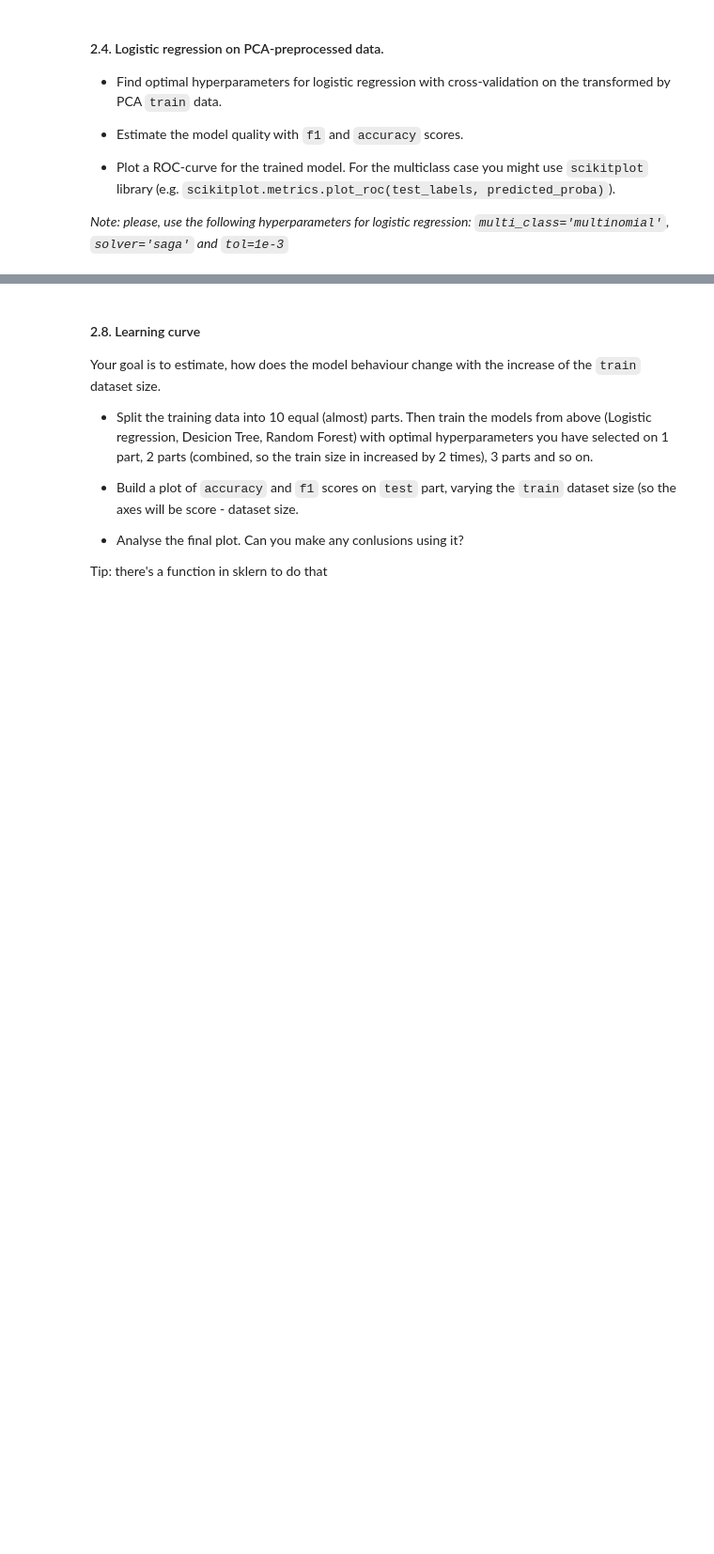
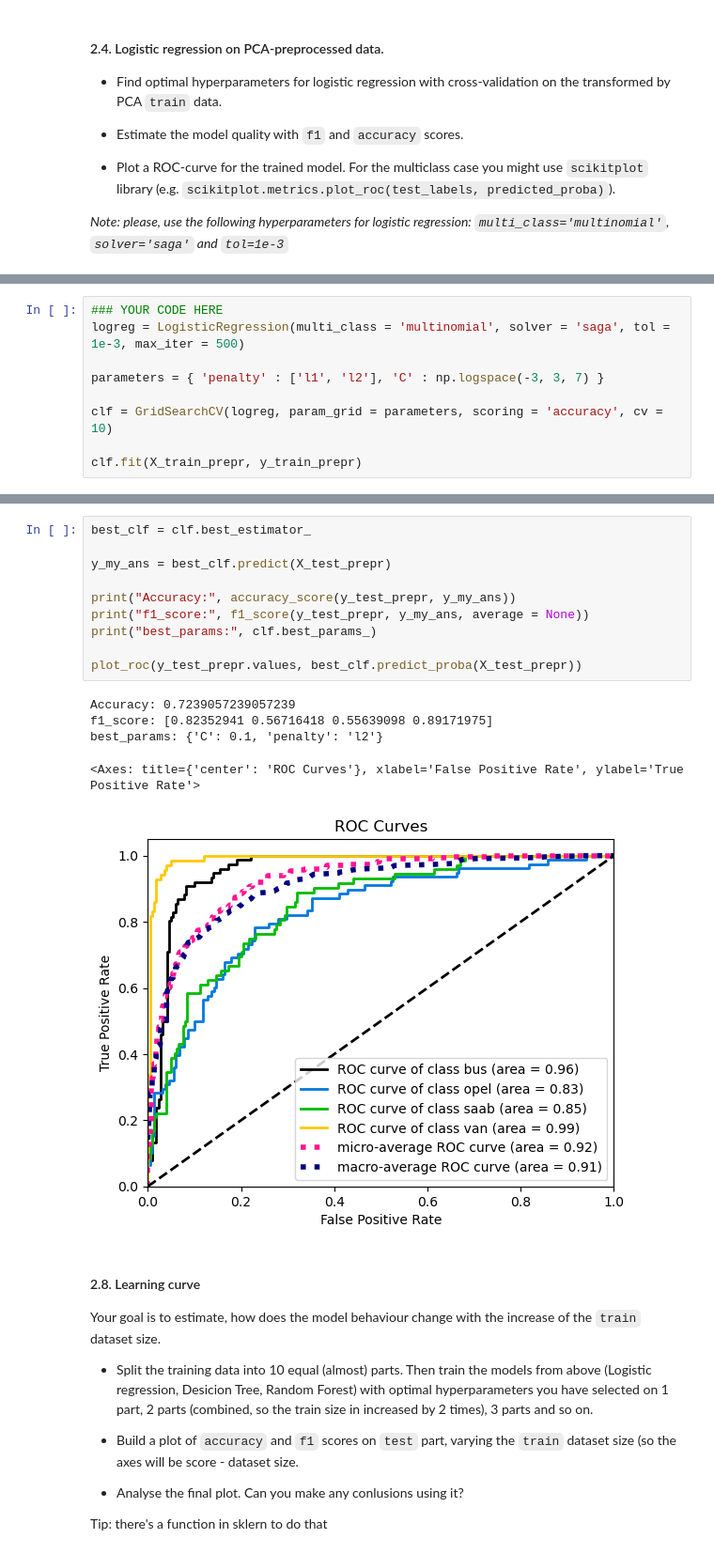
Before and after one commit to NikitaAgeev/ml-course_for_me, a Jupyter notebook: homeworks/lab01_ml_pipeline/lab01_part2_ml_pipeline.ipynb, the cells around one changed output, grey strips where cells are left out. Shown: that part at 94% size. Cells and saved outputs as stored; diff of their text form; blank space fills up the shorter version.

```diff
--- a/homeworks/lab01_ml_pipeline/lab01_part2_ml_pipeline.ipynb
+++ b/homeworks/lab01_ml_pipeline/lab01_part2_ml_pipeline.ipynb
@@ -212,0 +248,9 @@ ModuleNotFoundError: No module named 'scikitplot'
+# %%
+### YOUR CODE HERE
+logreg = LogisticRegression(multi_class = 'multinomial', solver = 'saga', tol = 1e-3, max_iter = 500)
+
+parameters = { 'penalty' : ['l1', 'l2'], 'C' : np.logspace(-3, 3, 7) }
+
+clf = GridSearchCV(logreg, param_grid = parameters, scoring = 'accuracy', cv = 10)
+
+clf.fit(X_train_prepr, y_train_prepr)
@@ -213,3 +265,19 @@ ModuleNotFoundError: No module named 'scikitplot'
+# %%
+best_clf = clf.best_estimator_
+
+y_my_ans = best_clf.predict(X_test_prepr)
+
+print("Accuracy:", accuracy_score(y_test_prepr, y_my_ans))
+print("f1_score:", f1_score(y_test_prepr, y_my_ans, average = None))
+print("best_params:", clf.best_params_)
+
+plot_roc(y_test_prepr.values, best_clf.predict_proba(X_test_prepr))
+# %% [output]
+Accuracy: 0.7239057239057239
+f1_score: [0.82352941 0.56716418 0.55639098 0.89171975]
+best_params: {'C': 0.1, 'penalty': 'l2'}
+<Axes: title={'center': 'ROC Curves'}, xlabel='False Positive Rate', ylabel='True Positive Rate'>
+[figure, added]
 # %% [markdown]
 #### 2.8. Learning curve
 Your goal is to estimate, how does the model behaviour change with the increase of the `train` dataset size.
```
Also changed, not shown: parts of 17 cells of this notebook.
